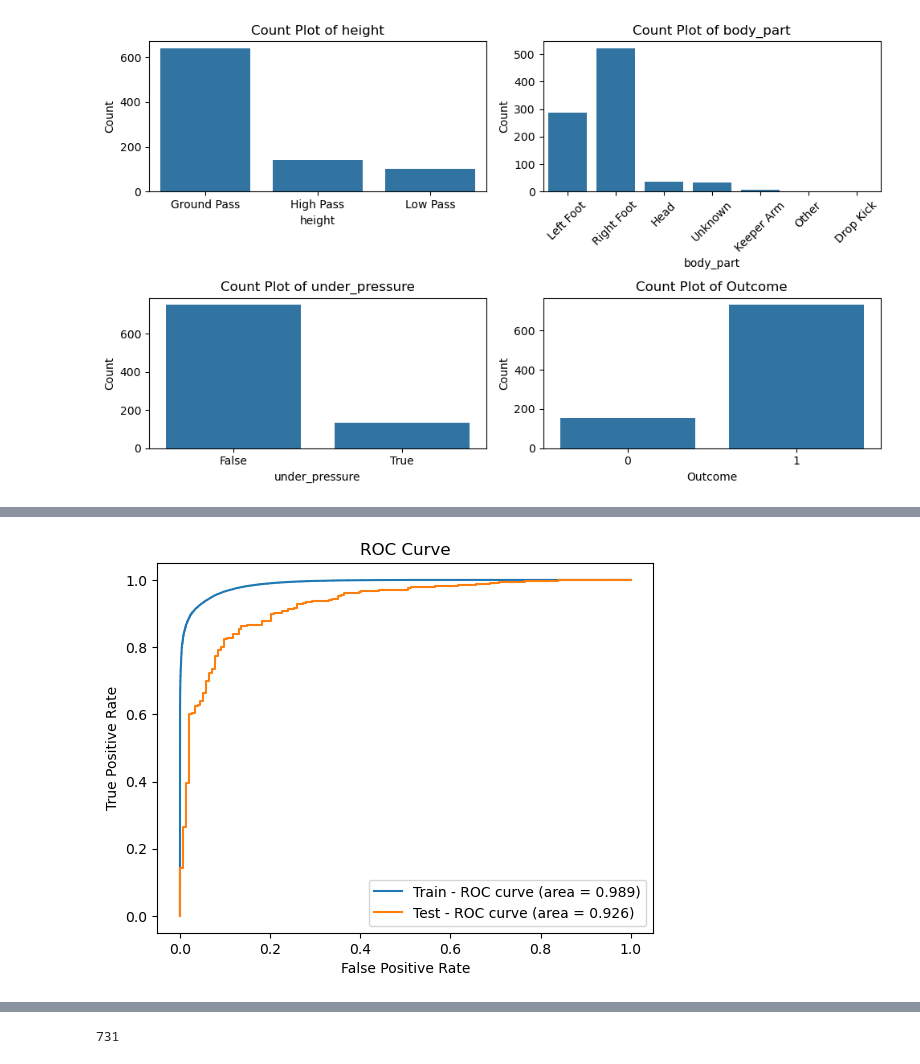
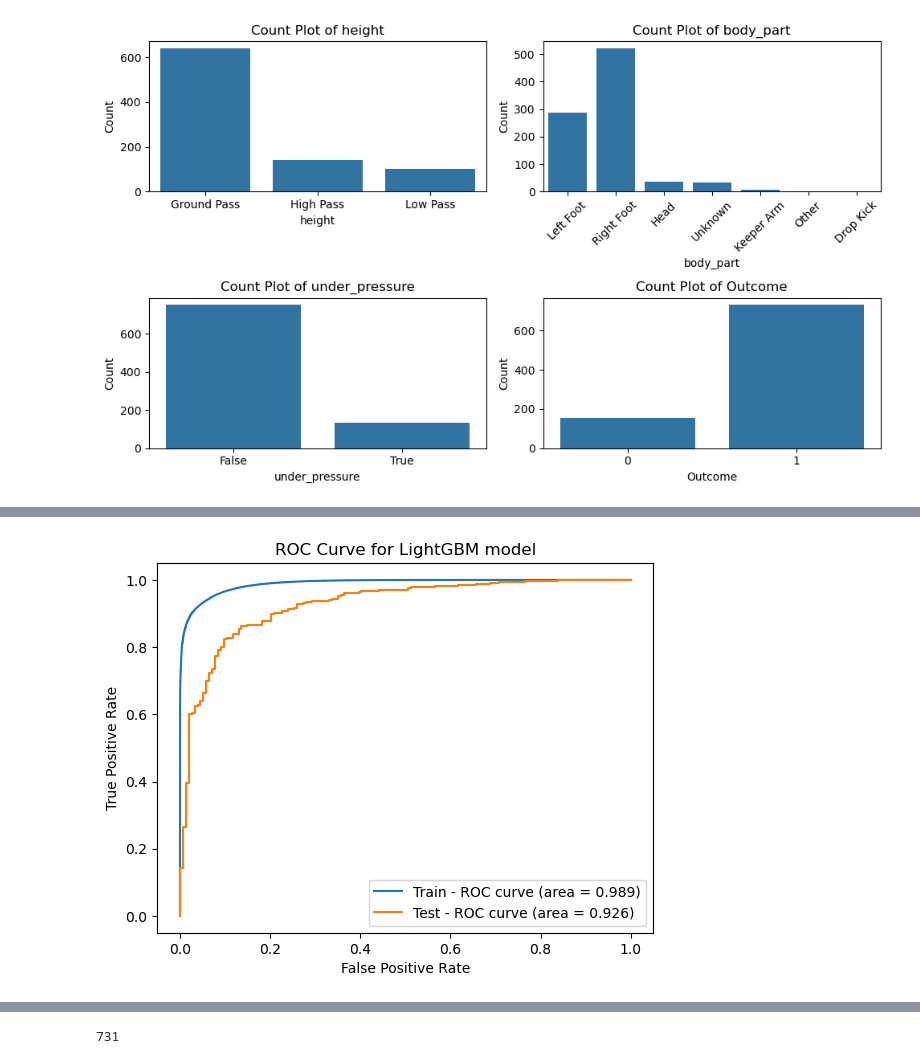
Before and after one commit to yucheng-fu/football_analytics, a Jupyter notebook: 02-analysis/02-analysis.ipynb, the cells around one changed output, grey strips where cells are left out. Cells and saved outputs as stored; diff of their text form; code cells hidden in the pictures.

```diff
--- a/02-analysis/02-analysis.ipynb
+++ b/02-analysis/02-analysis.ipynb
@@ -304,22 +307,22 @@ print(f"LightGBM: {lgb_time:.2f}s, Accuracy: {lgb_acc:.4f}")
 # %%
 y_probs_train = lgb_model.predict_proba(X_train)[:, 1]
 y_probs_test = lgb_model.predict_proba(X_test)[:, 1]
 
 from sklearn.metrics import roc_auc_score, roc_curve
 
 auc_train = roc_auc_score(y_train, y_probs_train)
 auc_test = roc_auc_score(y_test, y_probs_test)
 
 fpr, tpr, thresholds = roc_curve(y_train, y_probs_train)
 fpr_, tpr_, thresholds_ = roc_curve(y_test, y_probs_test)
 
 plt.plot(fpr, tpr, label='Train - ROC curve (area = {:.3f})'.format(auc_train))
 plt.plot(fpr_, tpr_, label='Test - ROC curve (area = {:.3f})'.format(auc_test))
 
 plt.xlabel('False Positive Rate')
 plt.ylabel('True Positive Rate')
-plt.title('ROC Curve')
+plt.title('ROC Curve for LightGBM model')
 plt.legend()
 plt.show()
 # %% [output]
-[figure, old version]
+[figure, new version]
```
Also changed, not shown: parts of 2 cells of this notebook, 2 other files.
